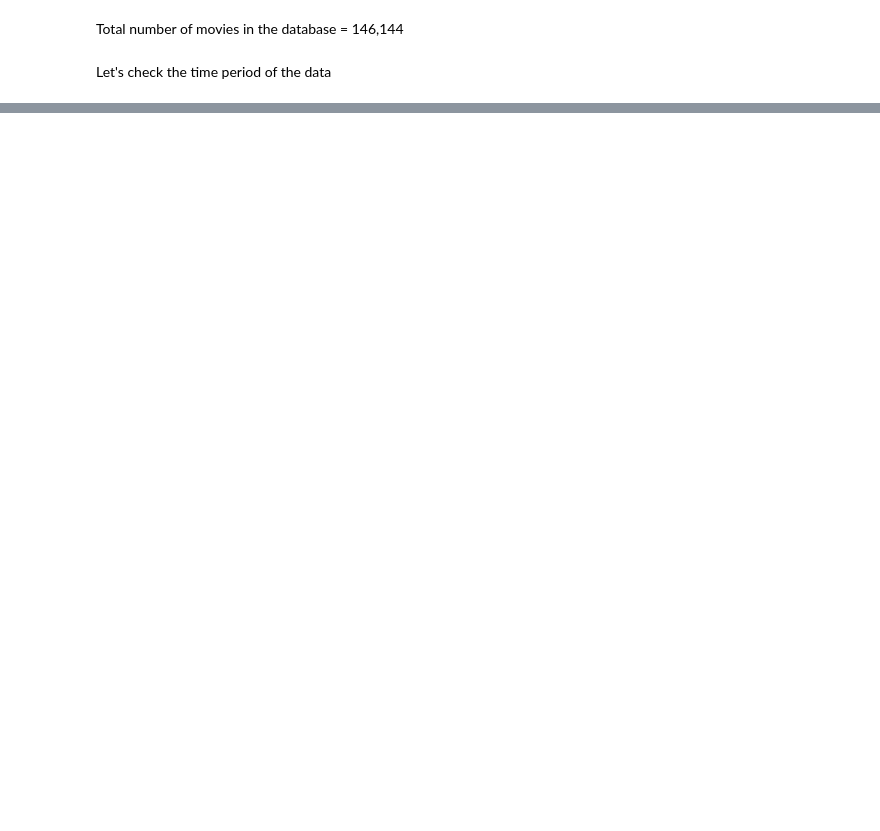
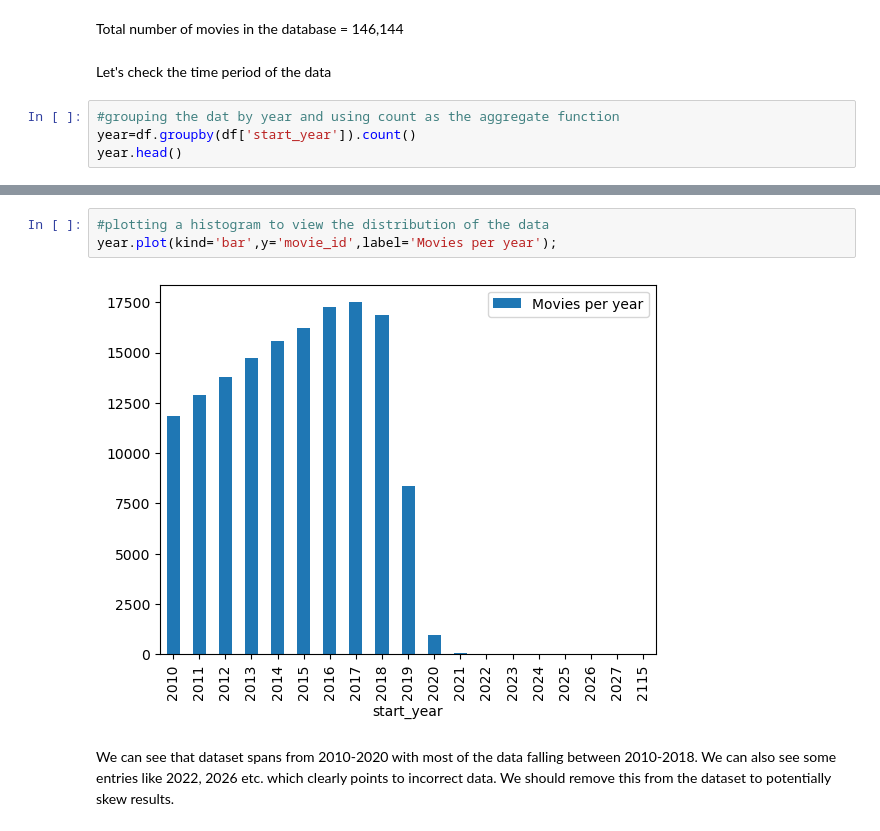
Before and after one commit to rahulakrish/movie_studio_recommendation, a Jupyter notebook: notebook.ipynb, the cells around one changed output, grey strips where cells are left out. Saved outputs shown, nothing was run; the diff lists cells and outputs as text; blank space fills up the shorter version.

Commit message:
started EDA

```diff
--- a/notebook.ipynb
+++ b/notebook.ipynb
@@ -228,3 +217,7 @@ memory usage: 6.7+ MB
 Total number of movies in the database = 146,144
 # %% [markdown]
 Let's check the time period of the data
+# %%
+#grouping the dat by year and using count as the aggregate function
+year=df.groupby(df['start_year']).count()
+year.head()
@@ -230,0 +232,7 @@ Let's check the time period of the data
+# %%
+#plotting a histogram to view the distribution of the data
+year.plot(kind='bar',y='movie_id',label='Movies per year');
+# %% [output]
+[figure, added]
+# %% [markdown]
+We can see that dataset spans from 2010-2020 with most of the data falling between 2010-2018. We can also see some entries like 2022, 2026 etc. which clearly points to incorrect data. We should remove this from the dataset to potentially skew results.
```
Also changed, not shown: parts of 12 cells of this notebook.
